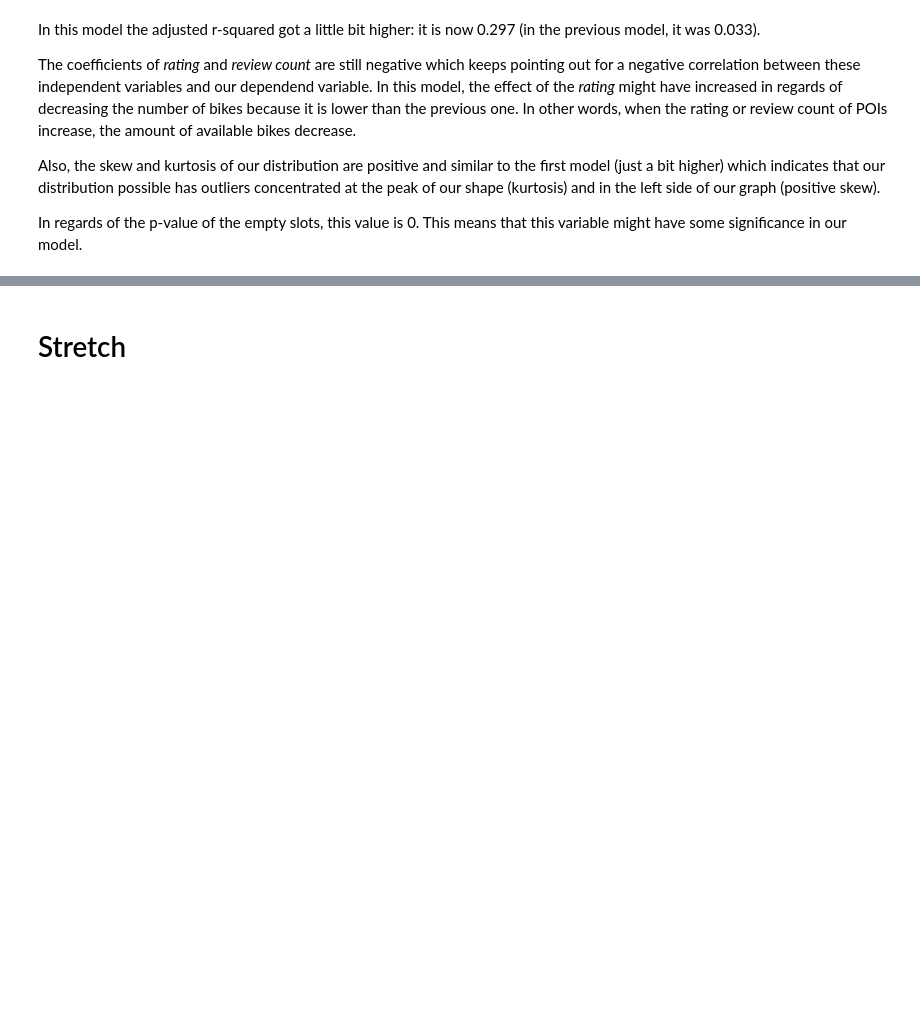
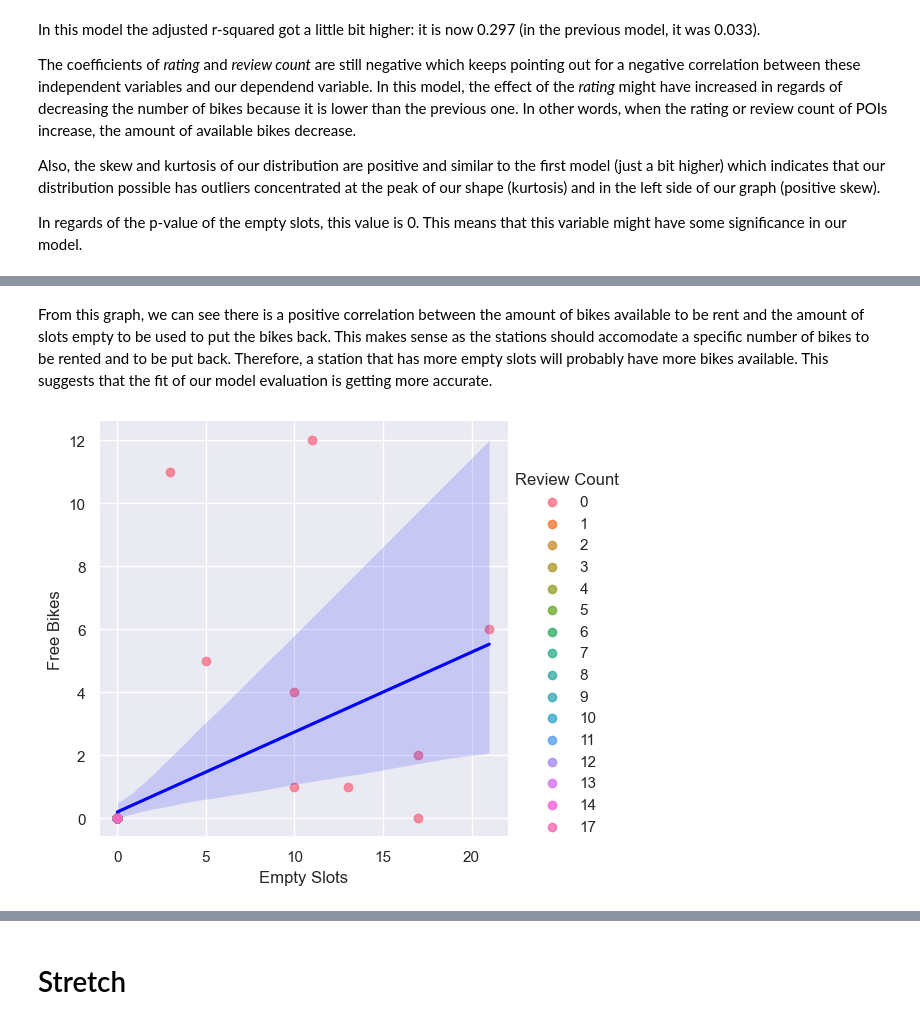
Before and after one commit to rafaelaqfc/Statistical-Modelling-Project, a Jupyter notebook: notebooks/model_building.ipynb, the cells around one changed output, grey strips where cells are left out. Drawn from its saved outputs; the diff is of its cells as text; code cells hidden in the pictures; blank space fills up the shorter version.

```diff
--- a/notebooks/model_building.ipynb
+++ b/notebooks/model_building.ipynb
@@ -389,0 +398,10 @@ In regards of the p-value of the empty slots, this value is 0. This means that t
+# %% [markdown]
+From this graph, we can see there is a positive correlation between the amount of bikes available to be rent and the amount of slots empty to be used to put the bikes back. This makes sense as the stations should accomodate a specific number of bikes to be rented and to be put back. Therefore, a station that has more empty slots will probably have more bikes available. This suggests that the fit of our model evaluation is getting more accurate.
+# %%
+# Let's now visualize our linear regression model using the 3 variables above:
+
+sns.lmplot(x='Empty Slots', y='Free Bikes', hue='Review Count', data=df_city_bikes_recife_network_with_fsq_and_yelp,
+           line_kws={'color':'blue'})
+plt.show()
+# %% [output]
+[figure, added]
```
Also changed, not shown: parts of 25 cells of this notebook, 4 other files.
